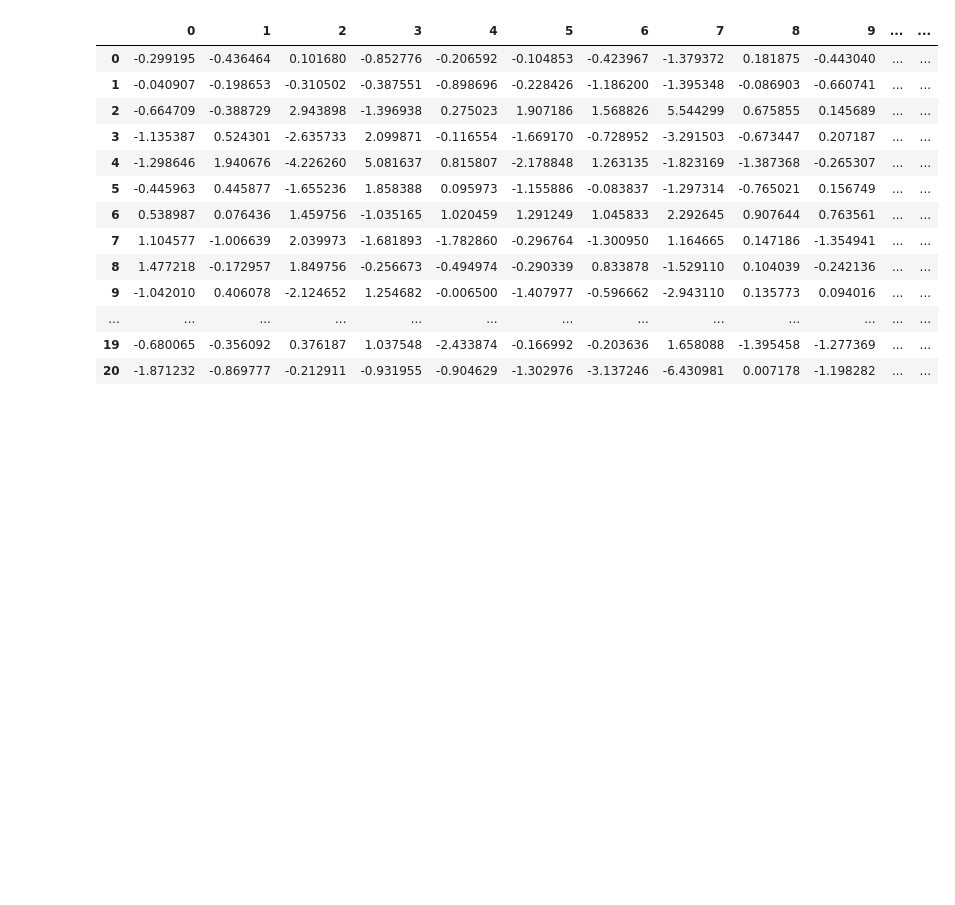
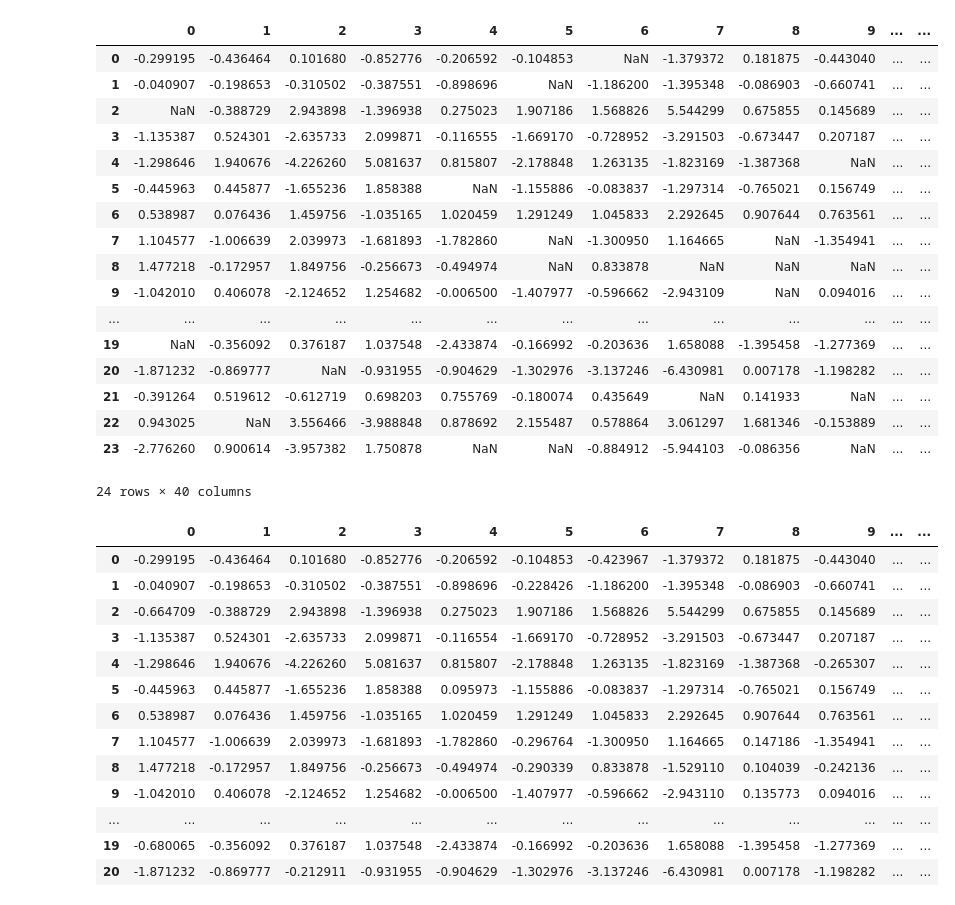
Before and after one commit to dlakakwns/DeepInpainting, a Jupyter notebook: examples/Example.ipynb, the cells around one changed output. Saved outputs shown, nothing was run; the diff lists cells and outputs as text; code cells hidden in the pictures; blank space fills up the shorter version.

```diff
--- a/examples/Example.ipynb
+++ b/examples/Example.ipynb
@@ -13,6 +13,27 @@ X = latent @ loadings + 0.1 * rng.normal(size=(n_samples, n_features))
 mask = rng.random(X.shape) < 0.10
 X_missing = X.copy()
 X_missing[mask] = np.nan
+# %%
+pd.DataFrame(X_missing)
+# %% [output]
+|  | 0 | 1 | 2 | 3 | 4 | 5 | 6 | 7 | 8 | 9 | ... | ... |
+| 0 | -0.299195 | -0.436464 | 0.101680 | -0.852776 | -0.206592 | -0.104853 | NaN | -1.379372 | 0.181875 | -0.443040 | ... | ... |
+| 1 | -0.040907 | -0.198653 | -0.310502 | -0.387551 | -0.898696 | NaN | -1.186200 | -1.395348 | -0.086903 | -0.660741 | ... | ... |
+| 2 | NaN | -0.388729 | 2.943898 | -1.396938 | 0.275023 | 1.907186 | 1.568826 | 5.544299 | 0.675855 | 0.145689 | ... | ... |
+| 3 | -1.135387 | 0.524301 | -2.635733 | 2.099871 | -0.116555 | -1.669170 | -0.728952 | -3.291503 | -0.673447 | 0.207187 | ... | ... |
+| 4 | -1.298646 | 1.940676 | -4.226260 | 5.081637 | 0.815807 | -2.178848 | 1.263135 | -1.823169 | -1.387368 | NaN | ... | ... |
+| 5 | -0.445963 | 0.445877 | -1.655236 | 1.858388 | NaN | -1.155886 | -0.083837 | -1.297314 | -0.765021 | 0.156749 | ... | ... |
+| 6 | 0.538987 | 0.076436 | 1.459756 | -1.035165 | 1.020459 | 1.291249 | 1.045833 | 2.292645 | 0.907644 | 0.763561 | ... | ... |
+| 7 | 1.104577 | -1.006639 | 2.039973 | -1.681893 | -1.782860 | NaN | -1.300950 | 1.164665 | NaN | -1.354941 | ... | ... |
+| 8 | 1.477218 | -0.172957 | 1.849756 | -0.256673 | -0.494974 | NaN | 0.833878 | NaN | NaN | NaN | ... | ... |
+| 9 | -1.042010 | 0.406078 | -2.124652 | 1.254682 | -0.006500 | -1.407977 | -0.596662 | -2.943109 | NaN | 0.094016 | ... | ... |
+| ... | ... | ... | ... | ... | ... | ... | ... | ... | ... | ... | ... | ... |
+| 19 | NaN | -0.356092 | 0.376187 | 1.037548 | -2.433874 | -0.166992 | -0.203636 | 1.658088 | -1.395458 | -1.277369 | ... | ... |
+| 20 | -1.871232 | -0.869777 | NaN | -0.931955 | -0.904629 | -1.302976 | -3.137246 | -6.430981 | 0.007178 | -1.198282 | ... | ... |
+| 21 | -0.391264 | 0.519612 | -0.612719 | 0.698203 | 0.755769 | -0.180074 | 0.435649 | NaN | 0.141933 | NaN | ... | ... |
+| 22 | 0.943025 | NaN | 3.556466 | -3.988848 | 0.878692 | 2.155487 | 0.578864 | 3.061297 | 1.681346 | -0.153889 | ... | ... |
+| 23 | -2.776260 | 0.900614 | -3.957382 | 1.750878 | NaN | NaN | -0.884912 | -5.944103 | -0.086356 | NaN | ... | ... |
+24 rows × 40 columns
 # %%
 imputer = DeepInpaintingImputer(
     n_bins=8,
```
Also changed, not shown: parts of 3 cells of this notebook.
